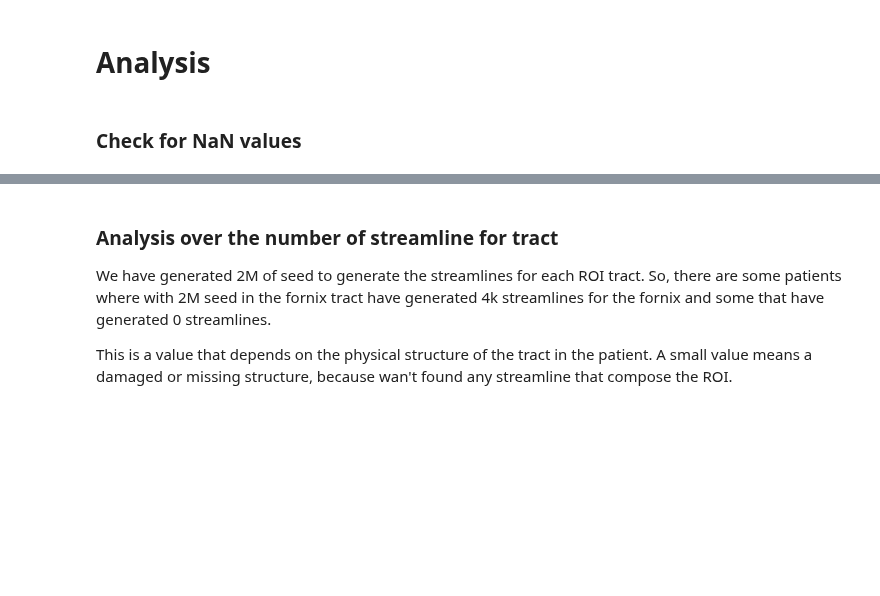
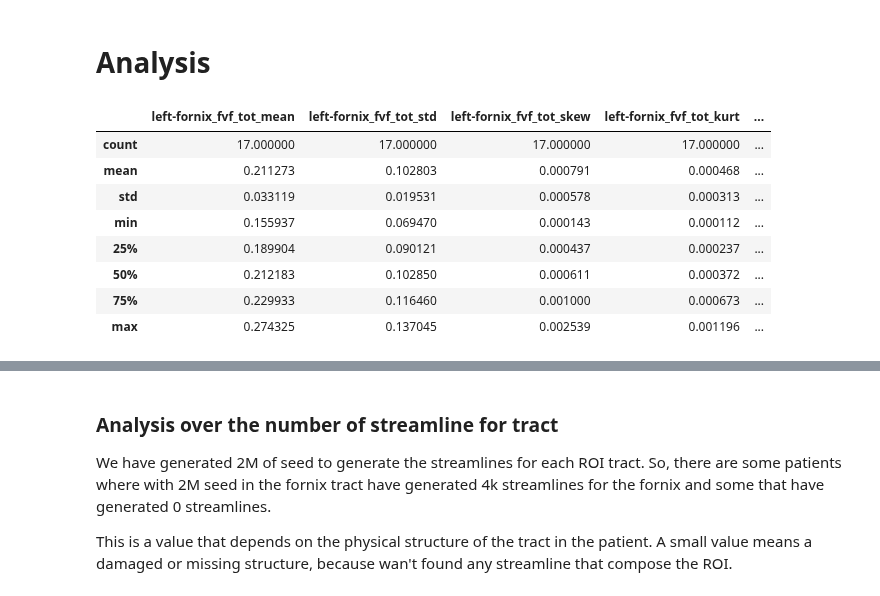
Before and after one commit to PiLAB-Medical-Imaging/TFE23-740_Epilepsy, a Jupyter notebook: src/analysis.ipynb, the cells around one changed output, grey strips where cells are left out. Drawn from its saved outputs; the diff is of its cells as text; code cells hidden in the pictures; blank space fills up the shorter version.

```diff
--- a/src/analysis.ipynb
+++ b/src/analysis.ipynb
@@ -62,6 +67,17 @@ df_nTracts = df[nTract_col_name]
 # Data frame of information
 df_info = df[non_dMRIfeatures]
 # Data frame of dMRI metrics
-df_dMRI = df.drop([*(nTract_col_name.to_list()), *non_dMRIfeatures], axis=1)
+df_dMRI = df.drop([*non_dMRIfeatures], axis=1)
-# %% [markdown]
-### Check for NaN values
+# %%
+a = df_dMRI[df_dMRI.columns.str.extractall(r'(^.*fornix_fvf_tot_(mean|std|skew|kurt)$)')[0]]
+a.describe()
+# %% [output]
+|  | left-fornix_fvf_tot_mean | left-fornix_fvf_tot_std | left-fornix_fvf_tot_skew | left-fornix_fvf_tot_kurt | ... |
+| count | 17.000000 | 17.000000 | 17.000000 | 17.000000 | ... |
+| mean | 0.211273 | 0.102803 | 0.000791 | 0.000468 | ... |
+| std | 0.033119 | 0.019531 | 0.000578 | 0.000313 | ... |
+| min | 0.155937 | 0.069470 | 0.000143 | 0.000112 | ... |
+| 25% | 0.189904 | 0.090121 | 0.000437 | 0.000237 | ... |
+| 50% | 0.212183 | 0.102850 | 0.000611 | 0.000372 | ... |
+| 75% | 0.229933 | 0.116460 | 0.001000 | 0.000673 | ... |
+| max | 0.274325 | 0.137045 | 0.002539 | 0.001196 | ... |
```
Also changed, not shown: parts of 10 cells of this notebook, 1 other file.
